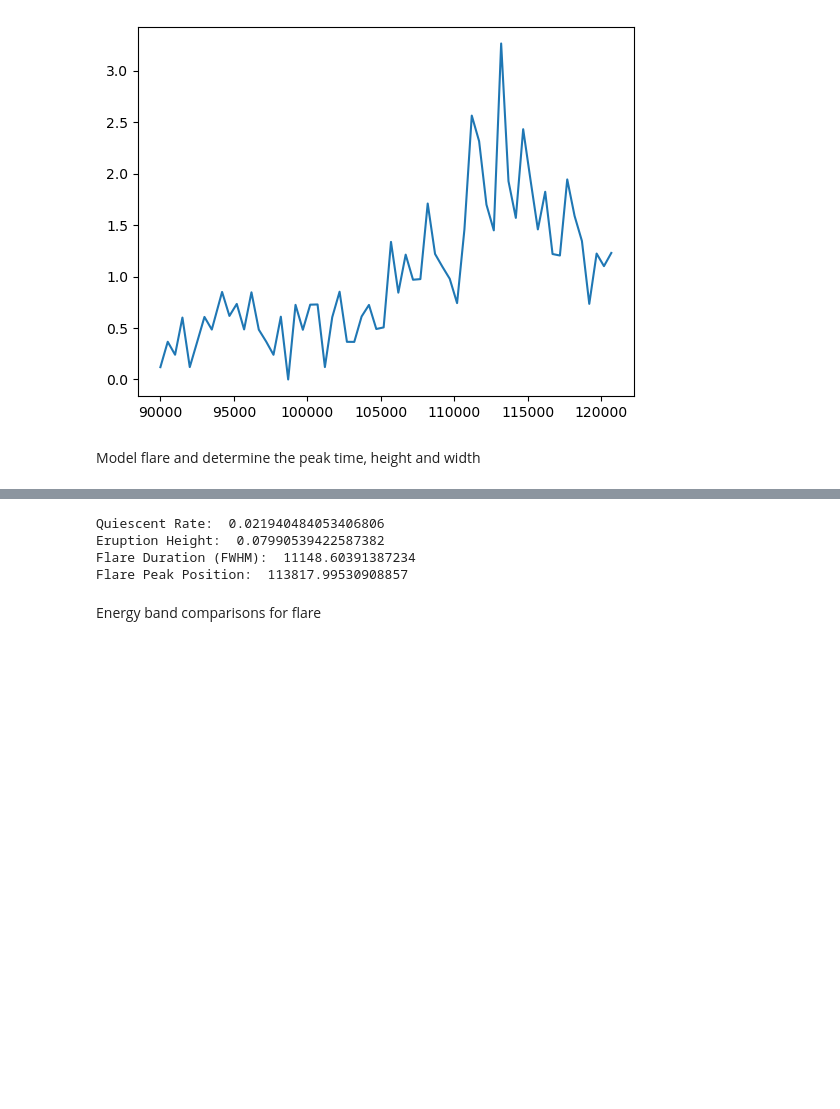
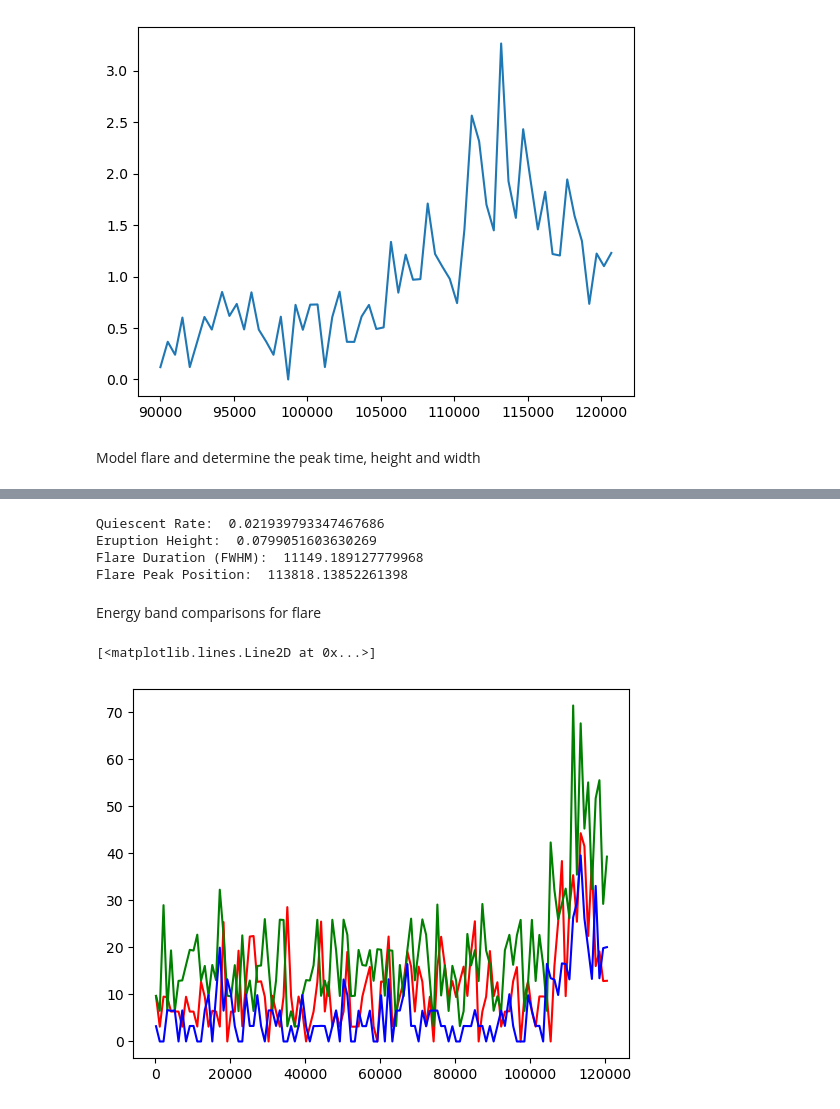
Before and after one commit to robbie-webbe/4XJ1813, a Jupyter notebook: view_o2.ipynb, the cells around one changed output, grey strips where cells are left out. Cells and saved outputs as stored; diff of their text form; code cells hidden in the pictures; blank space fills up the shorter version.

Commit message:
Updated visualisation of flares in o2 and o3.

```diff
--- a/view_o2.ipynb
+++ b/view_o2.ipynb
@@ -14,7 +14,8 @@ from stingray.modeling import GaussianLogLikelihood, ParameterEstimation
 display the observation
 # %%
 lc = XMMtolc('obs/0604860301_.2-2.0_t50_pn.lc',t_bin=50).rebin(500)
-lc = lc.shift(-lc.time[0])
+t0 = lc.time[0]
+lc = lc.shift(-t0)
 lc.plot()
 # %% [output]
 [figure]
@@ -61,11 +61,20 @@ print('Eruption Height: ',model.parameters[1]/lc_flare.dt)
 print('Flare Duration (FWHM): ',model.parameters[2])
 print('Flare Peak Position: ',model.parameters[3])
 # %% [output]
-Quiescent Rate:  0.021940484053406806
-Eruption Height:  0.07990539422587382
-Flare Duration (FWHM):  11148.60391387234
-Flare Peak Position:  113817.99530908857
+Quiescent Rate:  0.021939793347467686
+Eruption Height:  0.0799051603630269
+Flare Duration (FWHM):  11149.189127779968
+Flare Peak Position:  113818.13852261398
 # %% [markdown]
 Energy band comparisons for flare
 # %%
-band1 = XMMtolc('obs/0604860301_.2-.5_t50_pn.lc',t_bin=50).rebin(1000)
+band1 = XMMtolc('obs/0604860301_.2-.5_t50_pn.lc',t_bin=50).rebin(1000).shift(-t0)
+band2 = XMMtolc('obs/0604860301_.5-1.0_t50_pn.lc',t_bin=50).rebin(1000).shift(-t0)
+band3 = XMMtolc('obs/0604860301_1.0-2.0_t50_pn.lc',t_bin=50).rebin(1000).shift(-t0)
+# %%
+plt.plot(band1.time,band1.counts,color='r')
+plt.plot(band2.time,band2.counts,color='g')
+plt.plot(band3.time,band3.counts,color='b')
+# %% [output]
+[<matplotlib.lines.Line2D at 0x...>]
+[figure, added]
```
Also changed, not shown: parts of 7 cells of this notebook.
